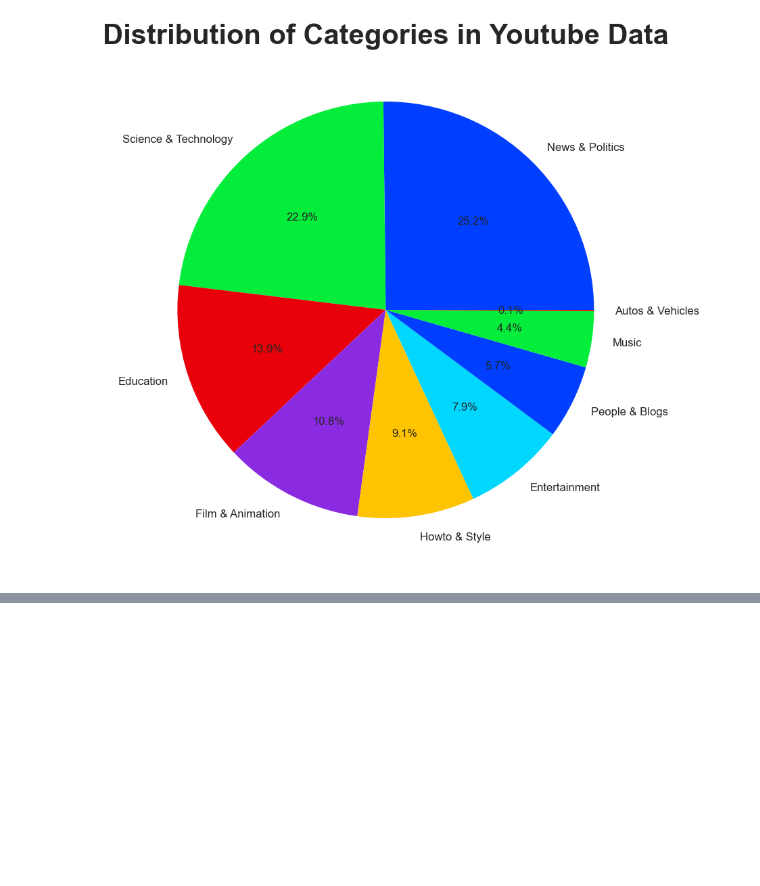
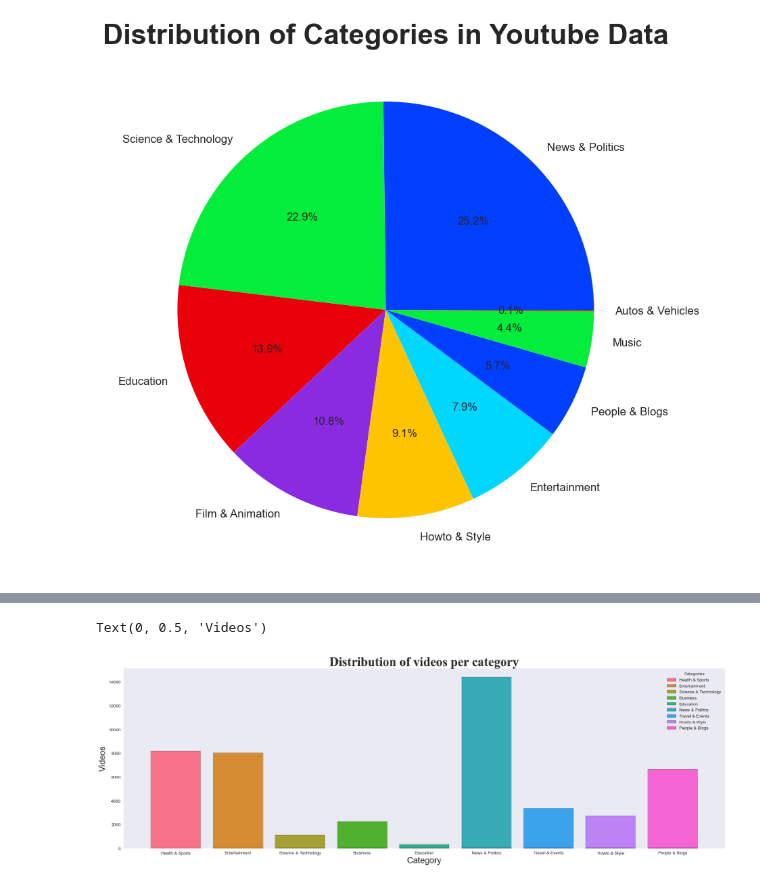
Before and after one commit to Jasper1007J/media_content_platform, a Jupyter notebook: data_extraction.ipynb, the cells around one changed output, grey strips where cells are left out. Saved outputs shown, nothing was run; the diff lists cells and outputs as text; code cells hidden in the pictures; blank space fills up the shorter version.

```diff
--- a/data_extraction.ipynb
+++ b/data_extraction.ipynb
@@ -318,0 +383,12 @@ plt.show()
+# %%
+kaggle_data.dropna(subset = ['headline','short_description','authors'],inplace= True)
+
+kaggle_data = kaggle_data.drop(columns = ['link','short_description'])
+# %%
+kaggle_data = kaggle_data.sample(60000)
+pd.set_option('display.max_rows',None)
+
+kaggle_data.to_csv('kaggle_data.csv',index=False)
+
+dataset = pd.read_csv('kaggle_data.csv')
+video_data = pd.read_csv('youtube_data.csv')
@@ -318,0 +434,18 @@ plt.show()
+# %%
+kaggle_data["views"] = video_data.groupby("Categories")["Views"].transform(lambda x: x.fillna(x.mean()))
+kaggle_data["likes"] = video_data.groupby("Categories")["Likes"].transform(lambda x: x.fillna(x.mean()))
+kaggle_data["comments"] = video_data.groupby("Categories")["Comments"].transform(lambda x: x.fillna(x.mean()))
+# %%
+kaggle_data = kaggle_data.drop(columns=['category'])
+kaggle_data.to_csv('kaggle_data.csv')
+# %%
+# Plotting number of views per category
+
+plt.figure(figsize=(20,6))
+sns.histplot(x ='Categories',data=kaggle_data,palette='husl', hue='Categories',alpha=1,shrink=0.8)
+plt.title('Distribution of videos per category', fontsize=30, fontweight='bold',fontname='times new roman')
+plt.xlabel('Category', fontsize=20)
+plt.ylabel('Videos', fontsize=20)
+# %% [output]
+Text(0, 0.5, 'Videos')
+[figure, added]
```
Also changed, not shown: parts of 15 cells of this notebook, 4 other files.
